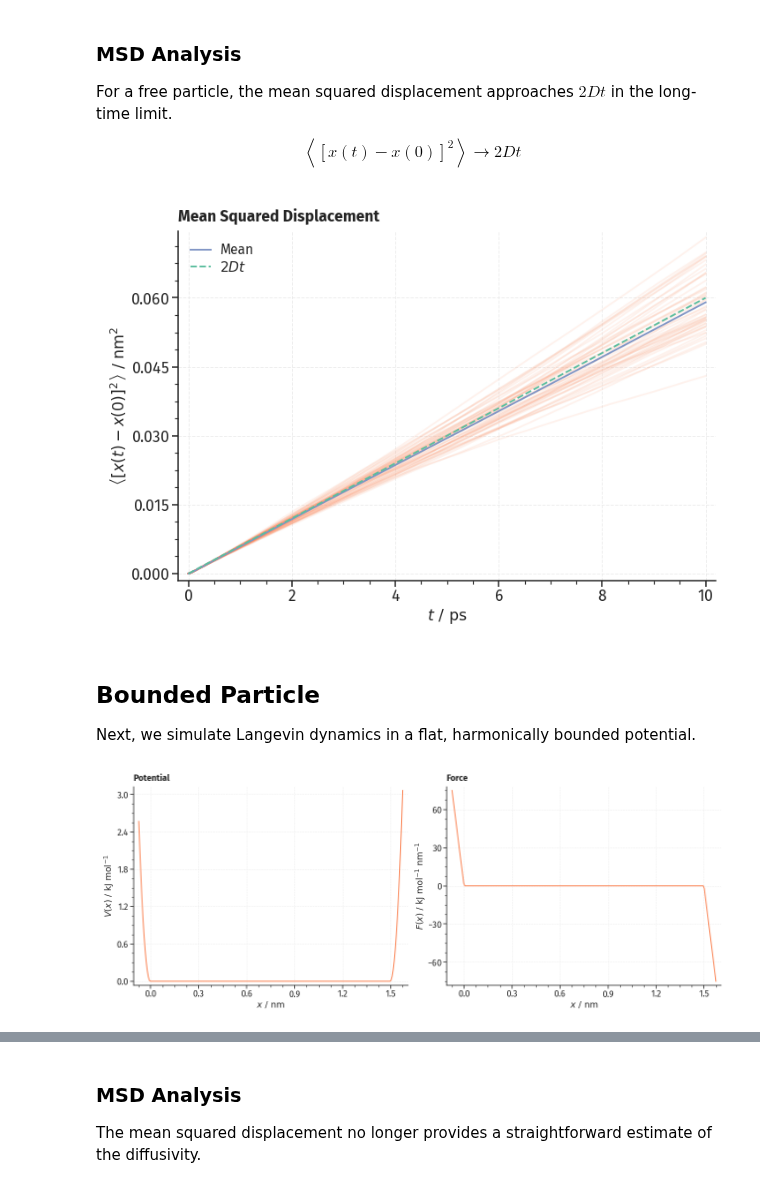
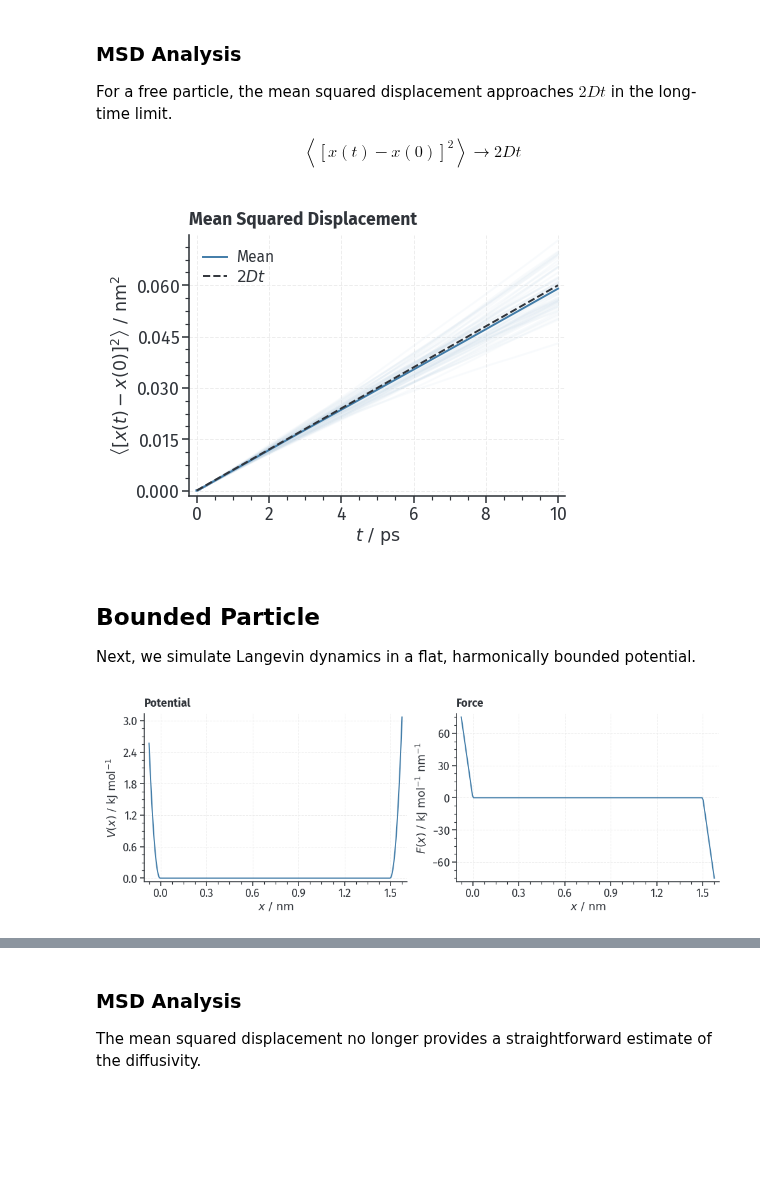
Before and after one commit to mvondomaros-lab/mvdlib, a Jupyter notebook: examples/diffusion.ipynb, the cells around one changed output, grey strips where cells are left out. Cells and saved outputs as stored; diff of their text form; code cells hidden in the pictures; blank space fills up the shorter version.

```diff
--- a/examples/diffusion.ipynb
+++ b/examples/diffusion.ipynb
@@ -28,7 +28,7 @@ POTENTIAL_WIDTH = 1.5
 FRICTION_SCALE = 5000.0
 FRICTION_WIDTH = 0.04
 
-FIGSIZE = mvdlib.plots.FigSize(w=4, h=3)
+FIGSIZE = mvdlib.plots.FigSize()
 # %% [markdown]
 ## Free Particle
 
@@ -66,35 +66,35 @@ $$
 # %%
 msds = []
 rng = np.random.default_rng(42)
 for _ in range(NSAMPLES):
     x, _ = mvdlib.diffusion.ld(
         friction=FRICTION,
         nsteps=NSTEPS,
         dt=DT,
         mass=MASS,
         kt=KT,
         x0=0.0,
         rng=rng,
     )
     msds.append(mvdlib.diffusion.msd(x, maxsteps=NSTEPS // 100))
 
 msds = np.transpose(msds)
 mean_msd = np.mean(msds, axis=1)
 t = np.arange(mean_msd.size) * DT
 
-fig, ax = plt.subplots(1, 1, figsize=FIGSIZE(1, 1))
-ax.plot(t, msds, color="C1", alpha=0.1)
-ax.plot(t, mean_msd, color="C2", label="Mean")
+fig, ax = plt.subplots(1, 1, figsize=FIGSIZE())
+ax.plot(t, msds, color="C4", alpha=0.1)
+ax.plot(t, mean_msd, color="C1", label="Mean")
 ax.plot(t, 2.0 * DIFF * t, color="C0", ls="--", label="$2Dt$")
 ax.legend()
 ax.set_xlabel(r"$t\ /\ \mathsf{ps}$")
 ax.set_ylabel(r"$\left<{\left[x(t)-x(0)\right]^2}\right>\ /\ \mathsf{nm}^2$")
 ax.xaxis.set_major_locator(plt.MaxNLocator(6))
 ax.yaxis.set_major_locator(plt.MaxNLocator(6))
 ax.set_title("Mean Squared Displacement")
 plt.show()
 # %% [output]
-[figure, old version]
+[figure, new version]
 # %% [markdown]
 ## Bounded Particle
 
@@ -115,7 +115,7 @@ force = np.array([force_bounded(xi) for xi in x])
 potential = -np.cumsum(force) * (x[1] - x[0])
 potential -= potential.min()
 
-fig, axes = plt.subplots(1, 2, figsize=FIGSIZE(1, 2), sharex=True)
+fig, axes = plt.subplots(1, 2, figsize=FIGSIZE(2), sharex=True)
 axes[0].plot(x, potential, color="C1")
 axes[1].plot(x, force, color="C1")
 
@@ -130,7 +130,7 @@ axes[1].set_ylabel(r"$F(x)\ /\ \mathsf{kJ\ mol^{-1}\ nm^{-1}}$")
 axes[1].set_title("Force")
 plt.show()
 # %% [output]
-[figure, old version]
+[figure, new version]
 # %%
 t = np.arange(NSTEPS + 1) * DT
 x, _ = mvdlib.diffusion.ld(
```
Also changed, not shown: parts of 5 cells of this notebook.
